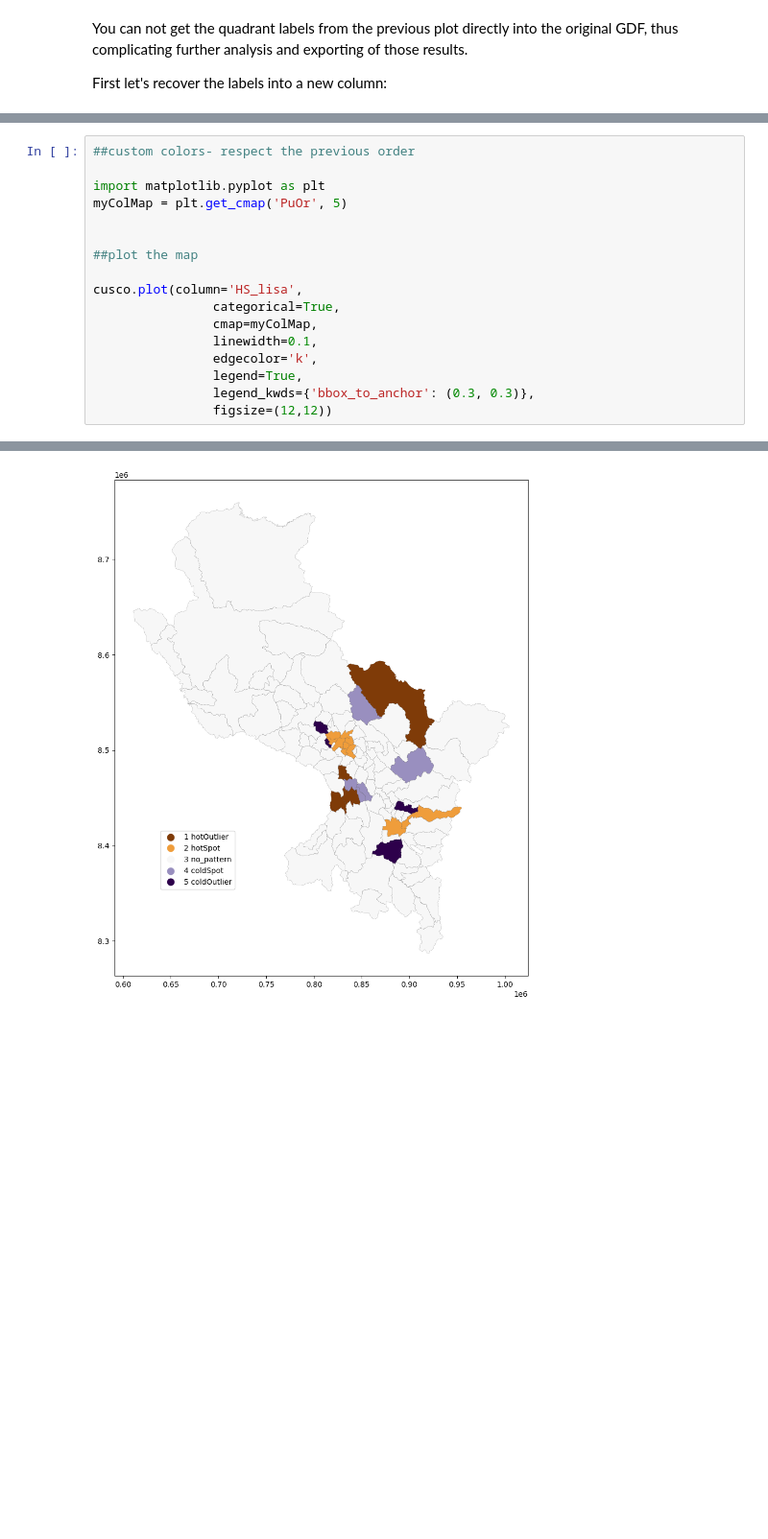
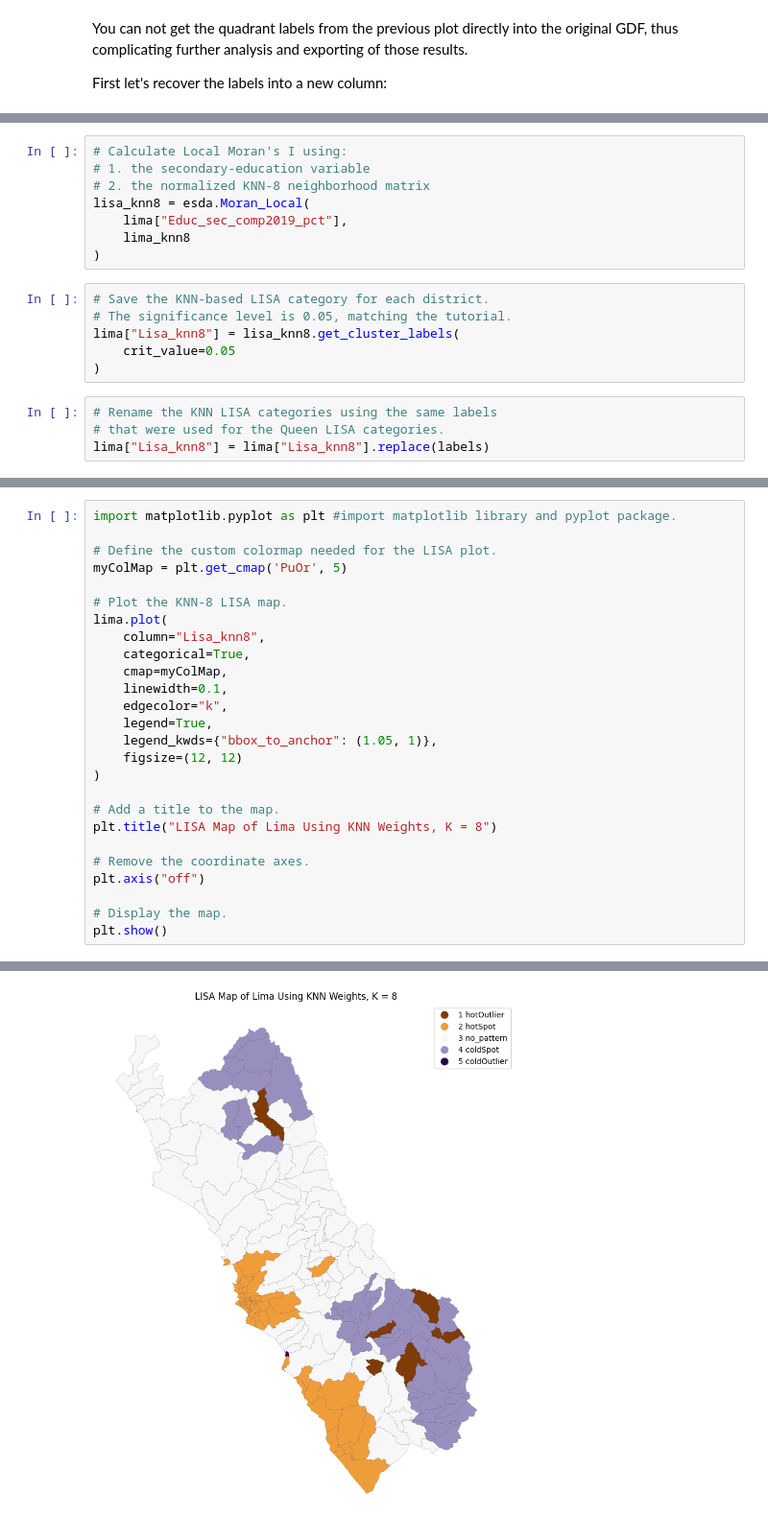
Before and after one commit to mahzee96/Homework_1_DACSS_DACSS_690_C, a Jupyter notebook: index.ipynb, the cells around one changed output, grey strips where cells are left out. Shown at 96% size. Drawn from its saved outputs; the diff is of its cells as text; blank space fills up the shorter version.

```diff
--- a/index.ipynb
+++ b/index.ipynb
@@ -742,0 +199,18 @@ Finally, used that order to assign diverging color-blind safe palette:
+# %%
+# Calculate Local Moran's I using:
+# 1. the secondary-education variable
+# 2. the normalized KNN-8 neighborhood matrix
+lisa_knn8 = esda.Moran_Local(
+    lima["Educ_sec_comp2019_pct"],
+    lima_knn8
+)
+# %%
+# Save the KNN-based LISA category for each district.
+# The significance level is 0.05, matching the tutorial.
+lima["Lisa_knn8"] = lisa_knn8.get_cluster_labels(
+    crit_value=0.05
+)
+# %%
+# Rename the KNN LISA categories using the same labels
+# that were used for the Queen LISA categories.
+lima["Lisa_knn8"] = lima["Lisa_knn8"].replace(labels)
@@ -743,18 +235,27 @@ Finally, used that order to assign diverging color-blind safe palette:
 # %%
-##custom colors- respect the previous order
+import matplotlib.pyplot as plt #import matplotlib library and pyplot package.
 
-import matplotlib.pyplot as plt
+# Define the custom colormap needed for the LISA plot.
 myColMap = plt.get_cmap('PuOr', 5)
 
+# Plot the KNN-8 LISA map.
+lima.plot(
+    column="Lisa_knn8",
+    categorical=True,
+    cmap=myColMap,
+    linewidth=0.1,
+    edgecolor="k",
+    legend=True,
+    legend_kwds={"bbox_to_anchor": (1.05, 1)},
+    figsize=(12, 12)
+)
 
-##plot the map
+# Add a title to the map.
+plt.title("LISA Map of Lima Using KNN Weights, K = 8")
 
-cusco.plot(column='HS_lisa',
-                categorical=True,
-                cmap=myColMap,
-                linewidth=0.1,
-                edgecolor='k',
-                legend=True,
-                legend_kwds={'bbox_to_anchor': (0.3, 0.3)},
-                figsize=(12,12))
+# Remove the coordinate axes.
+plt.axis("off")
+
+# Display the map.
+plt.show()
 # %% [output]
@@ -762 +262 @@ cusco.plot(column='HS_lisa',
-[figure, old version]
+[figure, new version]
```
Also changed, not shown: parts of 137 cells of this notebook, 4 other files.
